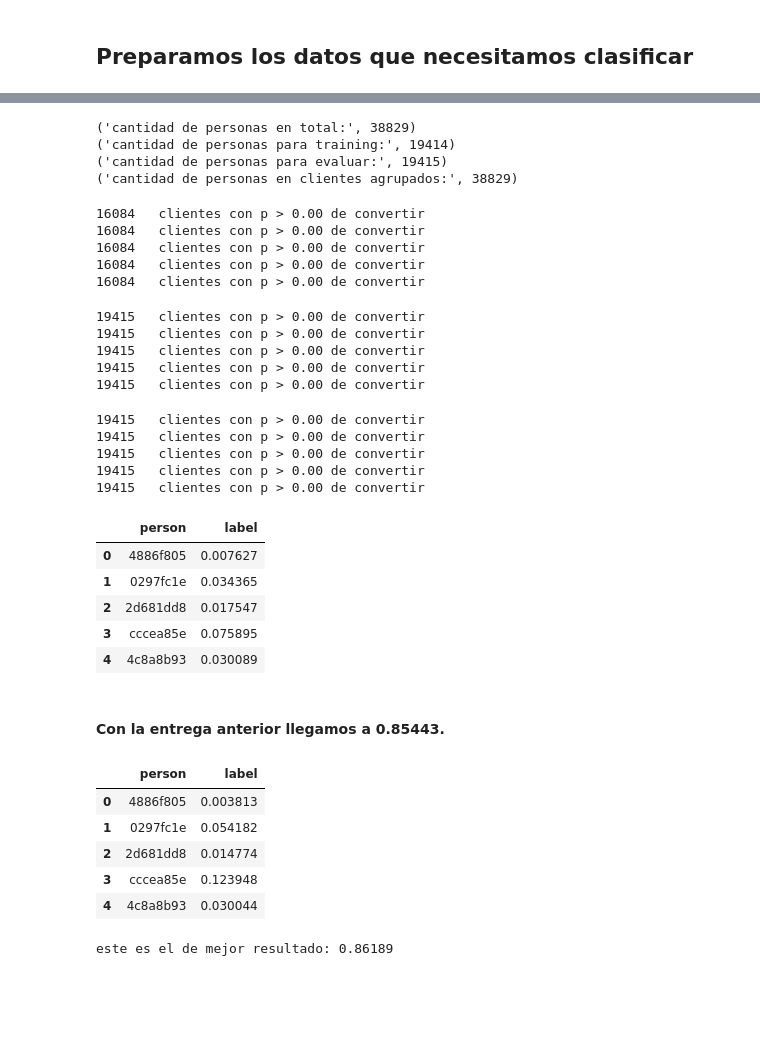
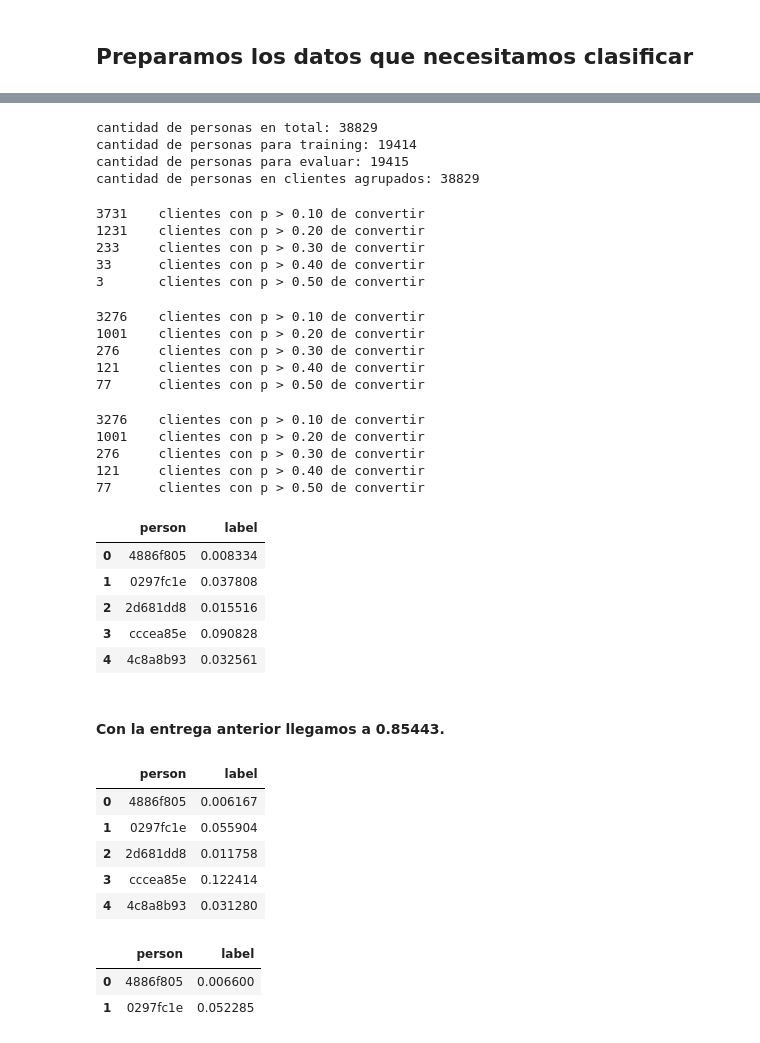
Before and after one commit to btusca/7506, a Jupyter notebook: TP2/Tp2.ipynb, the cells around one changed output, grey strips where cells are left out. Drawn from its saved outputs; the diff is of its cells as text; code cells hidden in the pictures; blank space fills up the shorter version.

Commit message:
Revert "Merge branch 'master' of https://github.com/btusca/7506"
This reverts commit 23904e0fb7a60271fa347d6aa1e6fc0341afe09f, reversing
changes made to 5c50f4e9ebd1ffedd9626036f6eb467f7705899e.

```diff
--- a/TP2/Tp2.ipynb
+++ b/TP2/Tp2.ipynb
@@ -21,7 +21,7 @@ import seaborn as sns # Visualizaciones más fancy
 #Datos de entrada
 
 #Se especifican los tipo de datos para mejorar la performance
-eventos = pd.read_csv('/home/nicolas/Descargas/fiuba-trocafone-tp2-final-set/events_up_to_01062018.csv',
+eventos = pd.read_csv('../TP2018/fiuba-trocafone-tp2-final-set/events_up_to_01062018.csv',
                       dtype={"timestamp": object,#intenté hacerla datetime y no anduvo
                              "event": 'category',
                              "person":object,
@@ -46,10 +46,10 @@ eventos = pd.read_csv('/home/nicolas/Descargas/fiuba-trocafone-tp2-final-set/eve
                              "operating_system_version":object,
                              "browser_version":object})
 
-labels = pd.read_csv('/home/nicolas/Descargas/fiuba-trocafone-tp2-final-set/labels_training_set.csv',
+labels = pd.read_csv('../TP2018/fiuba-trocafone-tp2-final-set/labels_training_set.csv',
                         dtype={"person":object, "label":bool})
 
-clientesAEvaluar = pd.read_csv('/home/nicolas/Descargas/all/trocafone_kaggle_test.csv')
+clientesAEvaluar = pd.read_csv('../TP2018/fiuba-trocafone-tp2-final-set/trocafone_kaggle_test.csv')
 # %%
 #Revisando el formato de los eventos
 eventos.head(3)
@@ -166,7 +166,7 @@ features = frecEvento.merge(totalEvento, how='left', on='person')
 features = features.merge(frecMarca, how='left', on='person')
 features = features.merge(totalMes, how='left', on='person')
 features = features.merge(frecDispositivo, how='left', on='person')
-#features = features.merge(frecColor, how='left', on='person')
+features = features.merge(frecColor, how='left', on='person')
 features = features.merge(frecCondicion, how='left', on='person')
 features = features.merge(frecDiaSemana, how='left', on='person')
 features = features.merge(totalPrincipioMes, how='left', on='person')
@@ -484,4 +457,4 @@ AUC usando el modelo xgbBasico con datos ordenados 0.85 +/- 0.01
 # %%
 #Features mas importantes para XGBoost basico?
-top_features = feature_importances(xgbBasico, X.columns, n=30)
+top_features = feature_importances(xgbBasico, X.columns, n=int(len(X.columns) / 4))
 # %% [output]
@@ -542,10 +501,10 @@ print('cantidad de personas para training:',len(labels))
 print('cantidad de personas para evaluar:',len(clientesAEvaluar))
 print('cantidad de personas en clientes agrupados:',len(features))
 # %% [output]
-('cantidad de personas en total:', 38829)
-('cantidad de personas para training:', 19414)
-('cantidad de personas para evaluar:', 19415)
-('cantidad de personas en clientes agrupados:', 38829)
+cantidad de personas en total: 38829
+cantidad de personas para training: 19414
+cantidad de personas para evaluar: 19415
+cantidad de personas en clientes agrupados: 38829
 # %%
 #Haciendo las predicciones con el modelo de Random Forest
 prediccionRandomForest = clfRF1.predict_proba(X=datosTest.drop('person', axis=1).fillna(0))
@@ -553,11 +512,11 @@ prediccionRandomForest = clfRF1.predict_proba(X=datosTest.drop('person', axis=1)
 for i in range(1,6):
     print('%d\tclientes con p > %.2f de convertir' % ((prediccionRandomForest[:,[1]] > i/10).sum(),i/10))
 # %% [output]
-16084   clientes con p > 0.00 de convertir
-16084   clientes con p > 0.00 de convertir
-16084   clientes con p > 0.00 de convertir
-16084   clientes con p > 0.00 de convertir
-16084   clientes con p > 0.00 de convertir
+3731    clientes con p > 0.10 de convertir
+1231    clientes con p > 0.20 de convertir
+233     clientes con p > 0.30 de convertir
+33      clientes con p > 0.40 de convertir
+3       clientes con p > 0.50 de convertir
 # %%
 #Haciendo predicciones con el modelo básico de XGBoost entrenado con los datos ordenados por label
 '''prediccionXGBoostBasicoOrdenado = modeloBasico.predict_proba(data=datosTest.drop('person', axis=1).fillna(0),
@@ -570,11 +529,11 @@ prediccionXGBoostBasicoOrdenado = xgbBasico.predict_proba(data=datosTest.drop('p
 for i in range(1,6):
     print('%d\tclientes con p > %.2f de convertir' % ((prediccionXGBoostBasicoOrdenado[:,[1]] > i/10).sum(),i/10))
 # %% [output]
-19415   clientes con p > 0.00 de convertir
-19415   clientes con p > 0.00 de convertir
-19415   clientes con p > 0.00 de convertir
-19415   clientes con p > 0.00 de convertir
-19415   clientes con p > 0.00 de convertir
+3276    clientes con p > 0.10 de convertir
+1001    clientes con p > 0.20 de convertir
+276     clientes con p > 0.30 de convertir
+121     clientes con p > 0.40 de convertir
+77      clientes con p > 0.50 de convertir
 # %%
 #Haciendo predicciones con el modelo básico de XGBoost entrenado con los datos sin ordenar
 
@@ -584,22 +543,22 @@ prediccionXGBoostBasico = xgbBasico.predict_proba(data=datosTest.drop('person',
 for i in range(1,6):
     print('%d\tclientes con p > %.2f de convertir' % ((prediccionXGBoostBasico[:,[1]] > i/10).sum(),i/10))
 # %% [output]
-19415   clientes con p > 0.00 de convertir
-19415   clientes con p > 0.00 de convertir
-19415   clientes con p > 0.00 de convertir
-19415   clientes con p > 0.00 de convertir
-19415   clientes con p > 0.00 de convertir
+3276    clientes con p > 0.10 de convertir
+1001    clientes con p > 0.20 de convertir
+276     clientes con p > 0.30 de convertir
+121     clientes con p > 0.40 de convertir
+77      clientes con p > 0.50 de convertir
 # %%
 #Si nos quedamos con el modelo de XGBoost
 clientesAEvaluar['label'] = prediccionXGBoostBasico[:,[1]]
 clientesAEvaluar.head()
 # %% [output]
 |  | person | label |
-| 0 | 4886f805 | 0.007627 |
-| 1 | 0297fc1e | 0.034365 |
-| 2 | 2d681dd8 | 0.017547 |
-| 3 | cccea85e | 0.075895 |
-| 4 | 4c8a8b93 | 0.030089 |
+| 0 | 4886f805 | 0.008334 |
+| 1 | 0297fc1e | 0.037808 |
+| 2 | 2d681dd8 | 0.015516 |
+| 3 | cccea85e | 0.090828 |
+| 4 | 4c8a8b93 | 0.032561 |
 # %%
 #Exportamos el archivo a subir. De esta manera tiene el formato correcto.
 #Notar que así lo deja en el directorio de la notebook
@@ -610,23 +569,24 @@ clientesAEvaluar.to_csv('entrega_XGBoostBasico 3 0.85647.csv',index=False)
 # %%
 #Ensamblando resultados de XGBoost y Random Forest
 clientesAEvaluar['label'] = (prediccionXGBoostBasico[:,[1]] + prediccionRandomForest[:,[1]])/2
-clientesAEvaluar.to_csv('/home/nicolas/Descargas/entrega_XGBoostBasico y RF 4 con promedio.csv',index=False)
+clientesAEvaluar.to_csv('entrega_XGBoostBasico y RF 4 con promedio.csv',index=False)
 clientesAEvaluar.head()
 # %% [output]
 |  | person | label |
-| 0 | 4886f805 | 0.003813 |
-| 1 | 0297fc1e | 0.054182 |
-| 2 | 2d681dd8 | 0.014774 |
-| 3 | cccea85e | 0.123948 |
-| 4 | 4c8a8b93 | 0.030044 |
+| 0 | 4886f805 | 0.006167 |
+| 1 | 0297fc1e | 0.055904 |
+| 2 | 2d681dd8 | 0.011758 |
+| 3 | cccea85e | 0.122414 |
+| 4 | 4c8a8b93 | 0.031280 |
 # %%
 #Otro ensamble, en lugar del promedio, asignarle pesos
 clientesAEvaluar['label'] = (prediccionXGBoostBasico[:,[1]] * 0.6 + prediccionRandomForest[:,[1]] * 0.4)
-clientesAEvaluar.to_csv('/home/nicolas/Descargas/entrega_XGBoostBasico y RF 2.csv',index=False)
+clientesAEvaluar.to_csv('entrega_XGBoostBasico y RF 2.csv',index=False)
 clientesAEvaluar.head(2)
-print('este es el de mejor resultado: 0.86189')
 # %% [output]
-este es el de mejor resultado: 0.86189
+|  | person | label |
+| 0 | 4886f805 | 0.006600 |
+| 1 | 0297fc1e | 0.052285 |
 # %%
 #Otro ensamble, en lugar del promedio, asignarle pesos
 clientesAEvaluar['label'] = (prediccionXGBoostBasico[:,[1]] * 0.4 + prediccionRandomForest[:,[1]] * 0.6)
```
Also changed, not shown: parts of 18 cells of this notebook.
